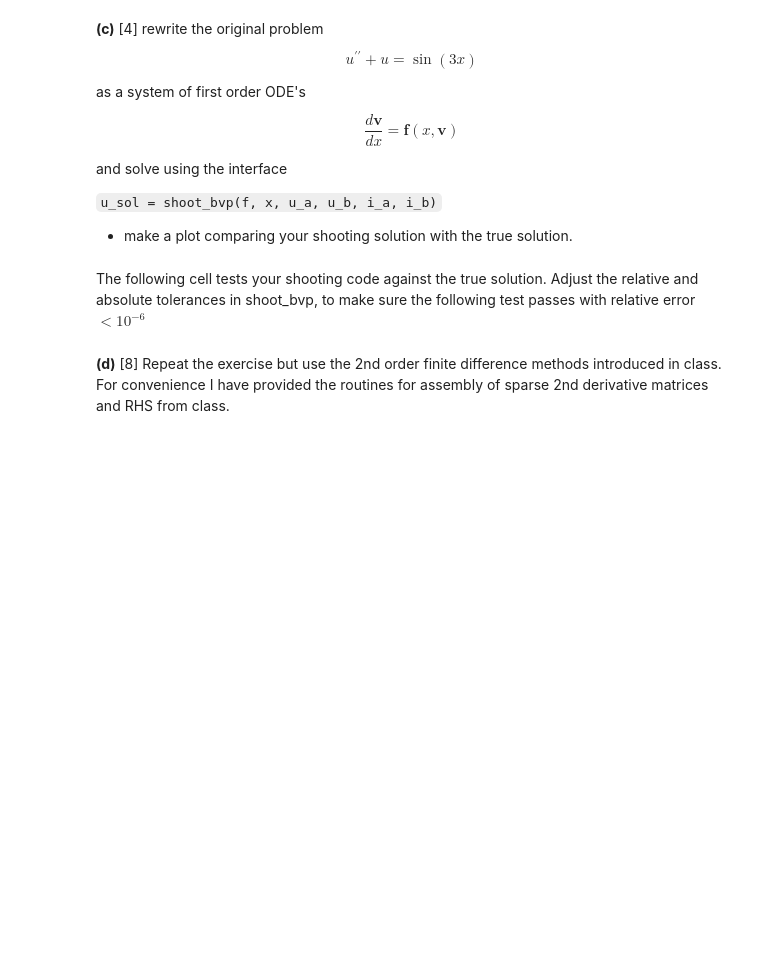
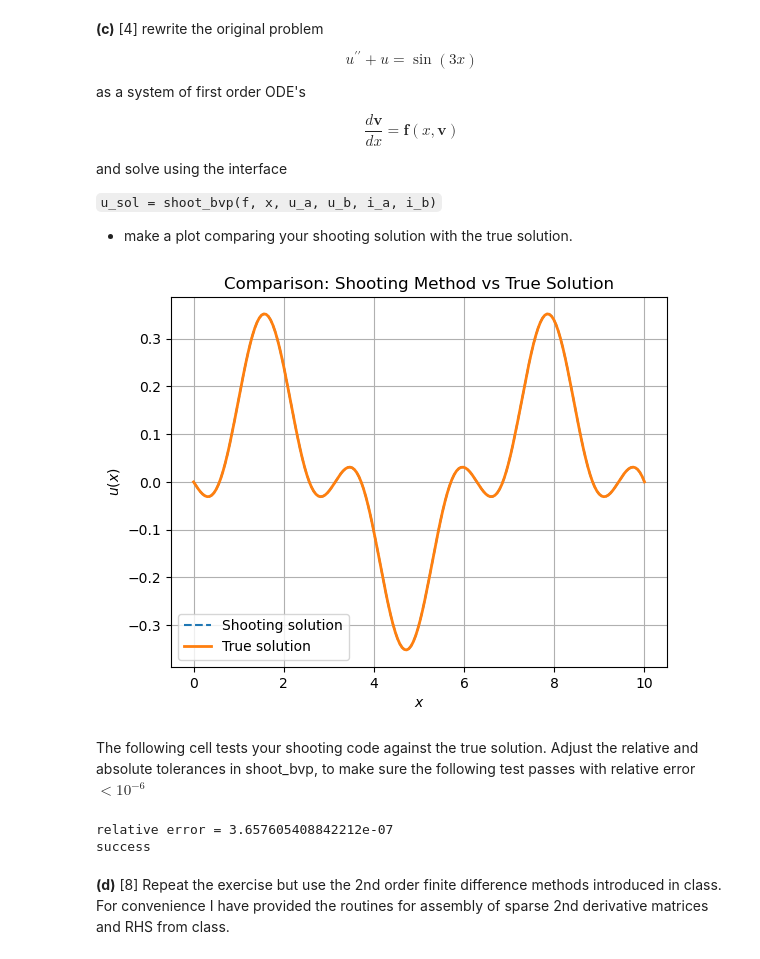
Before and after one commit to mpmendoza/intro-numerical-methods, a Jupyter notebook: hw6/HW6_ODE_BVP.ipynb, the cells around one changed output. Saved outputs shown, nothing was run; the diff lists cells and outputs as text; code cells hidden in the pictures; blank space fills up the shorter version.

```diff
--- a/hw6/HW6_ODE_BVP.ipynb
+++ b/hw6/HW6_ODE_BVP.ipynb
@@ -128,13 +469,53 @@ raise NotImplementedError()
+# %%
+# Define the ODE system: v = [u, u']
+def f(x, v):
+    u, up = v
+    return numpy.array([up, -u + numpy.sin(3.0 * x)])
+
+# Domain and grid
+L = 10.0
+N = 200
+x = numpy.linspace(0.0, L, N)
+
+# Boundary conditions:
+# u(0) = 0, u(L) = 0 (Dirichlet at both ends)
+# At x = a = 0: u(0) known, u'(0) unknown -> i_a = 0
+# At x = b = L: u(L) known, u'(L) free    -> i_b = 0
+u_a = numpy.array([0.0, 0.0])   # [u(0), u'(0)] (second entry is initial guess)
+u_b = numpy.array([0.0, 0.0])   # [u(L), u'(L)] (only u(L) used)
+i_a = 0
+i_b = 0
+
+# Solve with shooting method
+u_sol = shoot_bvp(f, x, u_a, u_b, i_a, i_b)
+u_true_vals = u_true(x, L)
+
+# Plot comparison
+plt.figure()
+plt.plot(x, u_sol, label="Shooting solution", linestyle='--')
+plt.plot(x, u_true_vals, label="True solution", linewidth=2)
+plt.xlabel("$x$")
+plt.ylabel("$u(x)$")
+plt.title("Comparison: Shooting Method vs True Solution")
+plt.legend()
+plt.grid(True)
+plt.show()
+# %% [output]
+[figure, added]
 # %% [markdown]
 The following cell tests your shooting code against the true solution.  Adjust the relative and absolute tolerances in shoot_bvp, to make sure the following test passes with relative error $<10^{-6}$
 # %%
 #  test the solution against the true solution and pass if relative error < 1.e-6
+u_sol = shoot_bvp(f, x, u_a, u_b, i_a, i_b, rtol=1.e-6)
 
 rel_err = numpy.linalg.norm(u_sol - u_true(x,L))/numpy.linalg.norm(u_true(x,L))
 print('relative error = {}'.format(rel_err))
 
 assert(rel_err < 1.e-6)
 print('success')
+# %% [output]
+relative error = 3.657605408842212e-07
+success
 # %% [markdown]
 **(d)** [8] Repeat the exercise but use the 2nd order finite difference methods introduced in class.  For convenience I have provided the routines for assembly of sparse 2nd derivative matrices and RHS from class.
 # %%
```
Also changed, not shown: parts of 12 cells of this notebook.
